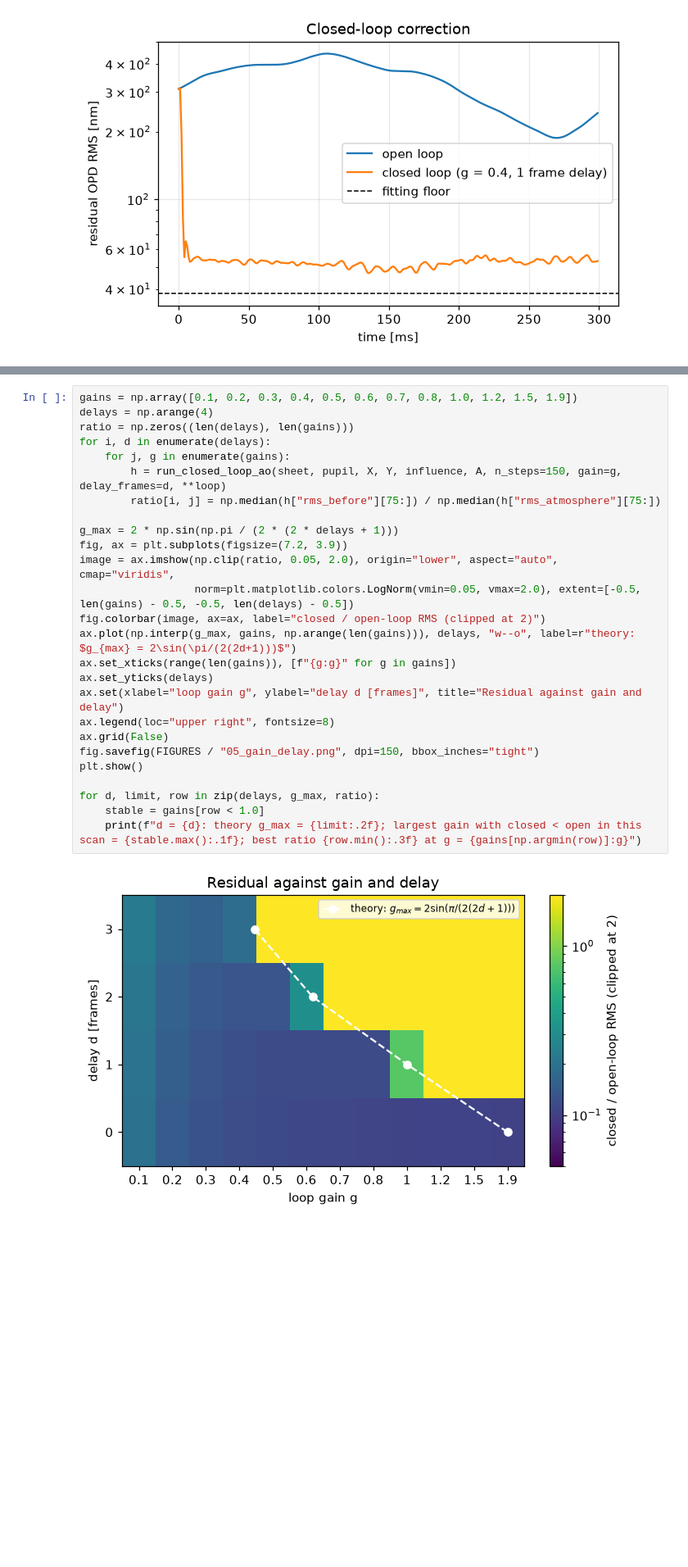
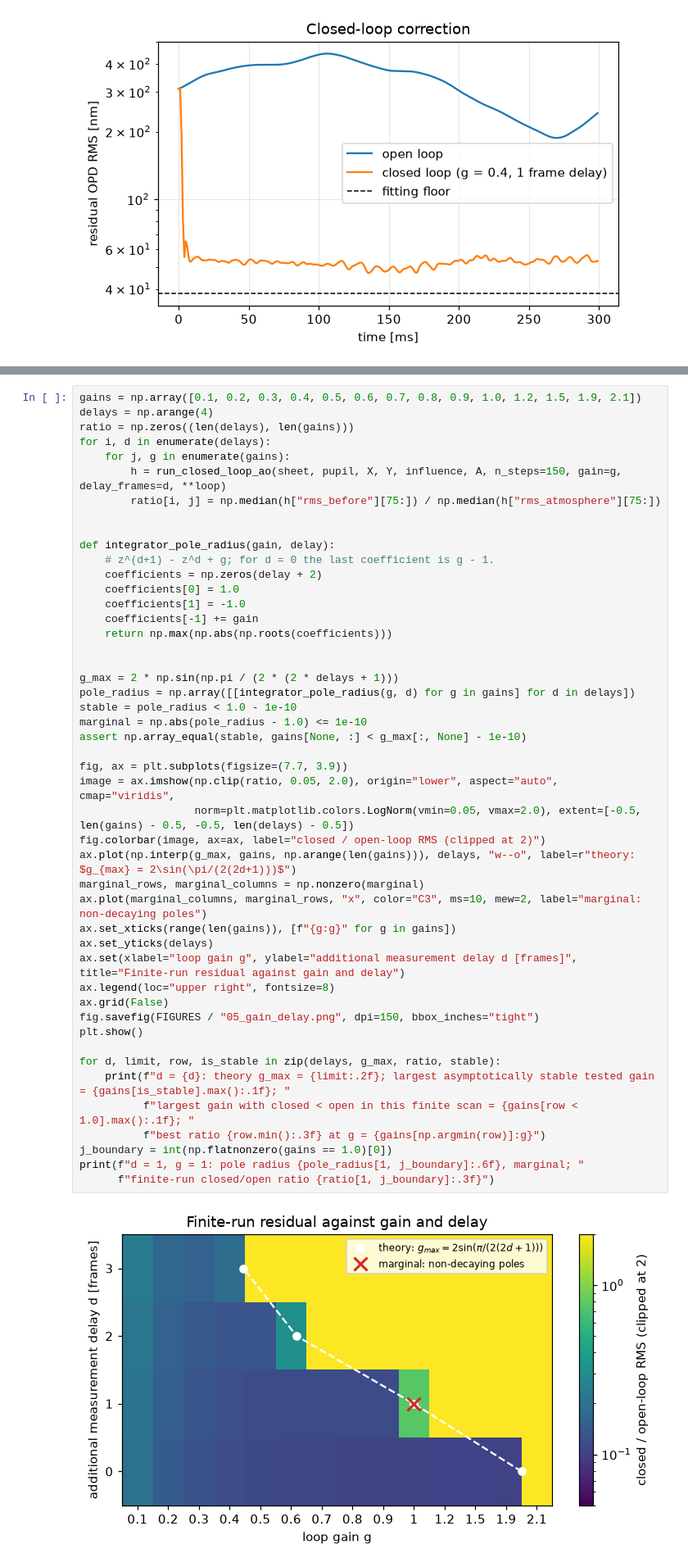
Before and after one commit to xhvoid/Adaptive-Optics---Basics, a Jupyter notebook: notebooks/05_closed_loop.ipynb, the cells around one changed output, grey strips where cells are left out. Shown at 82% size. Saved outputs shown, nothing was run; the diff lists cells and outputs as text; blank space fills up the shorter version.

Commit message:
Fix numerical edge cases and validate delayed-loop stability

```diff
--- a/notebooks/05_closed_loop.ipynb
+++ b/notebooks/05_closed_loop.ipynb
@@ -153,28 +161,49 @@ For a pure integrator acting on a measurement $d$ frames old, each controlled mo
 # %%
-gains = np.array([0.1, 0.2, 0.3, 0.4, 0.5, 0.6, 0.7, 0.8, 1.0, 1.2, 1.5, 1.9])
+gains = np.array([0.1, 0.2, 0.3, 0.4, 0.5, 0.6, 0.7, 0.8, 0.9, 1.0, 1.2, 1.5, 1.9, 2.1])
 delays = np.arange(4)
 ratio = np.zeros((len(delays), len(gains)))
 for i, d in enumerate(delays):
     for j, g in enumerate(gains):
         h = run_closed_loop_ao(sheet, pupil, X, Y, influence, A, n_steps=150, gain=g, delay_frames=d, **loop)
         ratio[i, j] = np.median(h["rms_before"][75:]) / np.median(h["rms_atmosphere"][75:])
 
+
+def integrator_pole_radius(gain, delay):
+    # z^(d+1) - z^d + g; for d = 0 the last coefficient is g - 1.
+    coefficients = np.zeros(delay + 2)
+    coefficients[0] = 1.0
+    coefficients[1] = -1.0
+    coefficients[-1] += gain
+    return np.max(np.abs(np.roots(coefficients)))
+
+
 g_max = 2 * np.sin(np.pi / (2 * (2 * delays + 1)))
-fig, ax = plt.subplots(figsize=(7.2, 3.9))
+pole_radius = np.array([[integrator_pole_radius(g, d) for g in gains] for d in delays])
+stable = pole_radius < 1.0 - 1e-10
+marginal = np.abs(pole_radius - 1.0) <= 1e-10
+assert np.array_equal(stable, gains[None, :] < g_max[:, None] - 1e-10)
+
+fig, ax = plt.subplots(figsize=(7.7, 3.9))
 image = ax.imshow(np.clip(ratio, 0.05, 2.0), origin="lower", aspect="auto", cmap="viridis",
                   norm=plt.matplotlib.colors.LogNorm(vmin=0.05, vmax=2.0), extent=[-0.5, len(gains) - 0.5, -0.5, len(delays) - 0.5])
 fig.colorbar(image, ax=ax, label="closed / open-loop RMS (clipped at 2)")
 ax.plot(np.interp(g_max, gains, np.arange(len(gains))), delays, "w--o", label=r"theory: $g_{max} = 2\sin(\pi/(2(2d+1)))$")
+marginal_rows, marginal_columns = np.nonzero(marginal)
+ax.plot(marginal_columns, marginal_rows, "x", color="C3", ms=10, mew=2, label="marginal: non-decaying poles")
 ax.set_xticks(range(len(gains)), [f"{g:g}" for g in gains])
 ax.set_yticks(delays)
-ax.set(xlabel="loop gain g", ylabel="delay d [frames]", title="Residual against gain and delay")
+ax.set(xlabel="loop gain g", ylabel="additional measurement delay d [frames]", title="Finite-run residual against gain and delay")
 ax.legend(loc="upper right", fontsize=8)
 ax.grid(False)
 fig.savefig(FIGURES / "05_gain_delay.png", dpi=150, bbox_inches="tight")
 plt.show()
 
-for d, limit, row in zip(delays, g_max, ratio):
-    stable = gains[row < 1.0]
-    print(f"d = {d}: theory g_max = {limit:.2f}; largest gain with closed < open in this scan = {stable.max():.1f}; best ratio {row.min():.3f} at g = {gains[np.argmin(row)]:g}")
+for d, limit, row, is_stable in zip(delays, g_max, ratio, stable):
+    print(f"d = {d}: theory g_max = {limit:.2f}; largest asymptotically stable tested gain = {gains[is_stable].max():.1f}; "
+          f"largest gain with closed < open in this finite scan = {gains[row < 1.0].max():.1f}; "
+          f"best ratio {row.min():.3f} at g = {gains[np.argmin(row)]:g}")
+j_boundary = int(np.flatnonzero(gains == 1.0)[0])
+print(f"d = 1, g = 1: pole radius {pole_radius[1, j_boundary]:.6f}, marginal; "
+      f"finite-run closed/open ratio {ratio[1, j_boundary]:.3f}")
 # %% [output]
-[figure, old version]
+[figure, new version]
```
Also changed, not shown: parts of 6 cells of this notebook, 17 other files.
